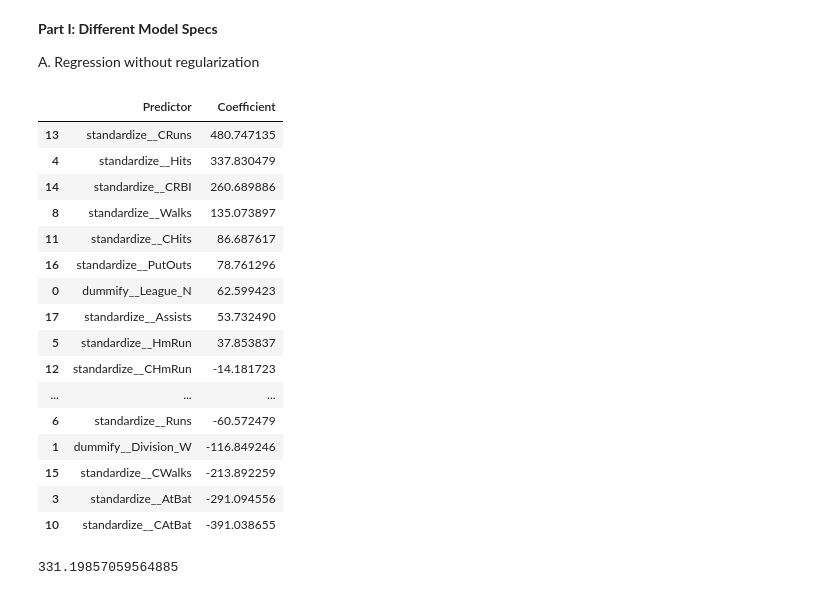
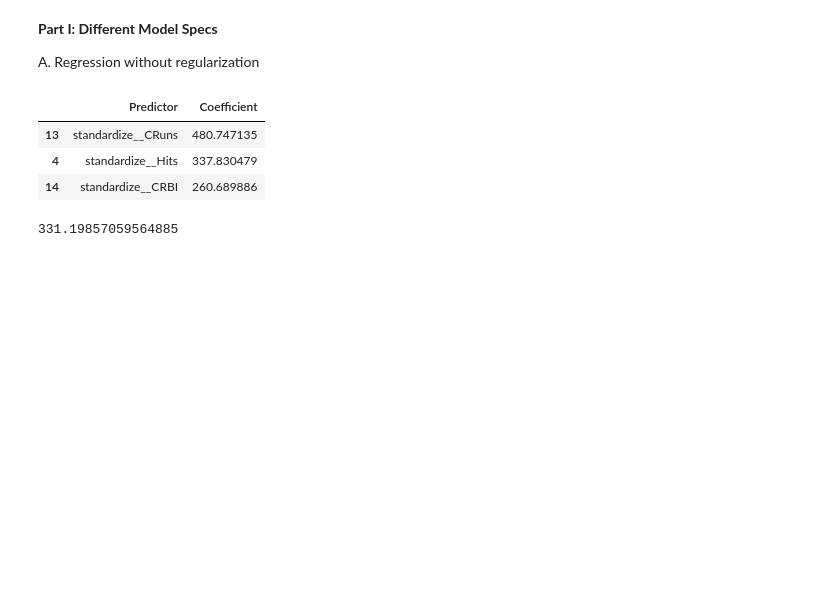
Before and after one commit to r-morag/Labs---GSB-544, a Jupyter notebook: lab_6.ipynb, the cells around one changed output. Saved outputs shown, nothing was run; the diff lists cells and outputs as text; code cells hidden in the pictures; blank space fills up the shorter version.

```diff
--- a/lab_6.ipynb
+++ b/lab_6.ipynb
@@ -132,25 +132,12 @@ def get_coefficients(dataset, model=LinearRegression()):
 
   return df_coef
 # %%
-get_coefficients(dataset=df_baseball)
+get_coefficients(dataset=df_baseball).head(n=3)
 # %% [output]
 |  | Predictor | Coefficient |
 | 13 | standardize__CRuns | 480.747135 |
 | 4 | standardize__Hits | 337.830479 |
 | 14 | standardize__CRBI | 260.689886 |
-| 8 | standardize__Walks | 135.073897 |
-| 11 | standardize__CHits | 86.687617 |
-| 16 | standardize__PutOuts | 78.761296 |
-| 0 | dummify__League_N | 62.599423 |
-| 17 | standardize__Assists | 53.732490 |
-| 5 | standardize__HmRun | 37.853837 |
-| 12 | standardize__CHmRun | -14.181723 |
-| ... | ... | ... |
-| 6 | standardize__Runs | -60.572479 |
-| 1 | dummify__Division_W | -116.849246 |
-| 15 | standardize__CWalks | -213.892259 |
-| 3 | standardize__AtBat | -291.094556 |
-| 10 | standardize__CAtBat | -391.038655 |
 # %%
 df_baseball["CRuns"].std()
 # %% [output]
```
Also changed, not shown: parts of 46 cells of this notebook, 1 other file.
